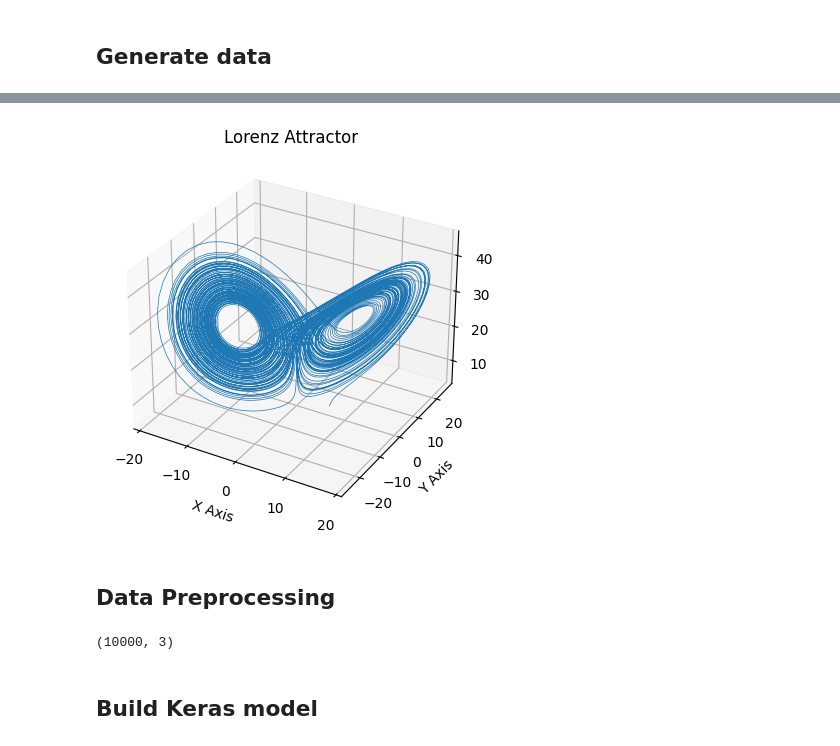
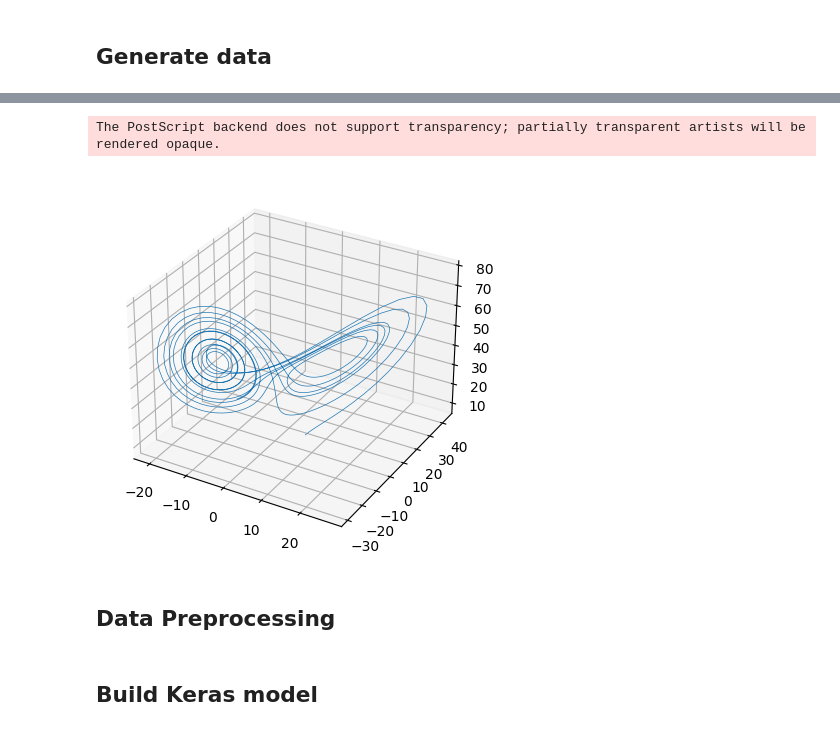
Before and after one commit to SamirVK/DNN-Lorenz, a Jupyter notebook: src.ipynb, the cells around one changed output, grey strips where cells are left out. Drawn from its saved outputs; the diff is of its cells as text; code cells hidden in the pictures.

```diff
--- a/src.ipynb
+++ b/src.ipynb
@@ -43,7 +38,8 @@ def lorenz(t, x, rho):
 # %%
 # Create a list of evaluation points t_eval
 dt = 0.01
-tf = 100
+tf = 10
 num = tf/dt
+num = int(num)
 t_eval = np.linspace(0,tf,int(num)).tolist()
 # %%
@@ -53,4 +56,4 @@ inits = inits.tolist()
 # %%
-sol_rho10 = solve_ivp(lorenz, [0,1000], inits, t_eval=t_eval, args=(10,))
-sol_rho28 = solve_ivp(lorenz, [0,1000], inits, t_eval=t_eval, args=(28,))
-sol_rho40 = solve_ivp(lorenz, [0,1000], inits, t_eval=t_eval, args=(40,))
+sol_rho17 = solve_ivp(lorenz, [0,tf], inits, t_eval=t_eval, args=(17,))
+sol_rho35 = solve_ivp(lorenz, [0,tf], inits, t_eval=t_eval, args=(35,))
+sol_rho47 = solve_ivp(lorenz, [0,tf], inits, t_eval=t_eval, args=(47,))
@@ -57,20 +88,17 @@ sol_rho40 = solve_ivp(lorenz, [0,1000], inits, t_eval=t_eval, args=(40,))
 # %%
 # Plot the data
 ax = plt.figure().add_subplot(projection='3d')
 
-ax.plot(*sol_rho28.y, lw=0.5)
-ax.set_xlabel("X Axis")
-ax.set_ylabel("Y Axis")
-ax.set_zlabel("Z Axis")
-ax.set_title("Lorenz Attractor")
-
+ax.plot(*sol_rho47.y, lw=0.5)
+#ax.set_xlabel("X Axis")
+#ax.set_ylabel("Y Axis")
+#ax.set_zlabel("Z Axis")
+#ax.set_title("Lorenz Attractor")
+plt.savefig('lorenz_models/NewModels/LatexModels/p47s0.eps',format='eps',bbox_inches='tight')
 plt.show()
 # %% [output]
+The PostScript backend does not support transparency; partially transparent artists will be rendered opaque.
-[figure, old version]
+[figure, new version]
 # %% [markdown]
 ## Data Preprocessing
-# %%
-sol_rho28.y.T.shape
-# %% [output]
-(10000, 3)
 # %%
```
Also changed, not shown: parts of 27 cells of this notebook.
